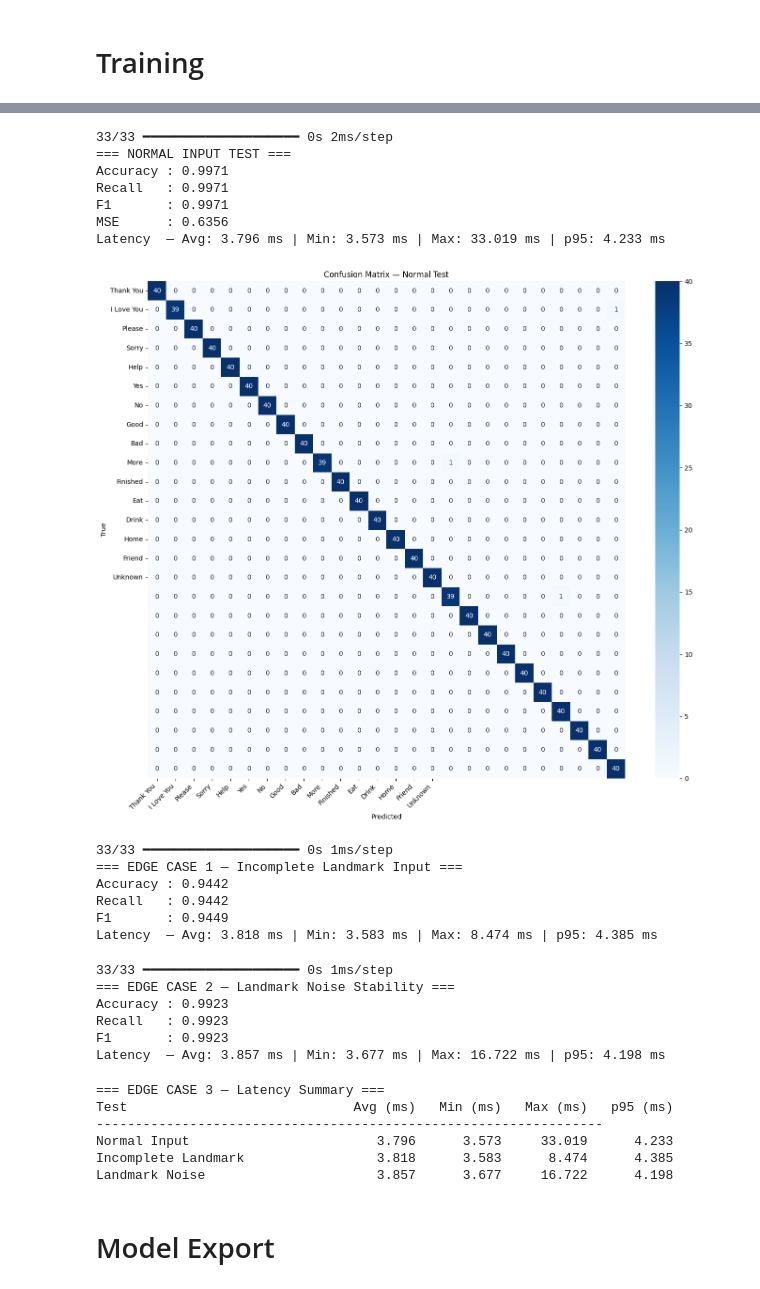
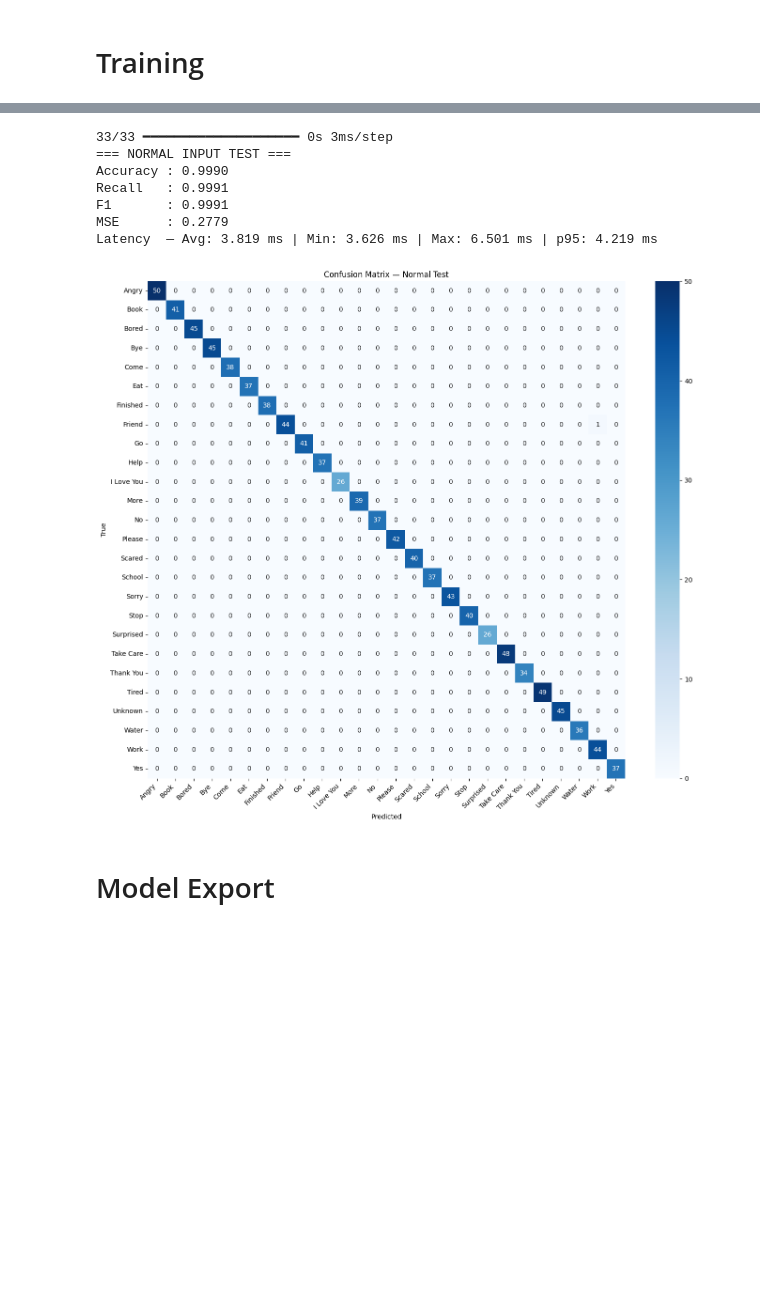
Before and after one commit to bennybun29/AuriSign_Models, a Jupyter notebook: Dynamic/Phrases/static_phrases_training_with_camera_test.ipynb, the cells around one changed output, grey strips where cells are left out. Cells and saved outputs as stored; diff of their text form; code cells hidden in the pictures; blank space fills up the shorter version.

Commit message:
complete phrase classes

```diff
--- a/Dynamic/Phrases/static_phrases_training_with_camera_test.ipynb
+++ b/Dynamic/Phrases/static_phrases_training_with_camera_test.ipynb
@@ -41,16 +39,17 @@ Press `c` to capture a frame, `q` to quit early.
 # %%
-# Set this to the folder containing your 29 phrase subfolders.
-DATA_PATH = "phrase_dataset"
-if not os.path.isdir(DATA_PATH):
-    raise FileNotFoundError(f"Dataset folder not found: {os.path.abspath(DATA_PATH)}")
-PHRASE_CLASSES = sorted(
-    name for name in os.listdir(DATA_PATH)
-    if os.path.isdir(os.path.join(DATA_PATH, name))
-    and any(f.lower().endswith(".npy") for f in os.listdir(os.path.join(DATA_PATH, name)))
-)
-if not PHRASE_CLASSES:
-    raise ValueError("No class subfolders containing .npy samples were found. Check DATA_PATH.")
-print(f"Discovered {len(PHRASE_CLASSES)} classes:", PHRASE_CLASSES)
+PHRASE_CLASSES = [
+    "Angry", "Book", "Bored", "Bye", "Come", "Eat",
+    "Finished", "Friend", "Go", "Help", "I Love You",
+    "More", "No", "Please", "Scared", "School",
+    "Sorry", "Stop", "Surprised", "Take Care",
+    "Thank You", "Tired", "Unknown", "Water",
+    "Work", "Yes"
+]
+
+NUM_CLASSES = len(PHRASE_CLASSES)
+
+print(f"Total classes: {NUM_CLASSES}")
+DATA_PATH          = "phrase_dataset"
 SAMPLES_PER_PHRASE = 200
 CENTER_BY_WRIST    = True
 COUNTDOWN_SECONDS  = 3      # seconds to wait after pressing space before capture
@@ -208,14 +210,10 @@ for i, phrase in enumerate(PHRASE_CLASSES):
         X.append(np.load(os.path.join(folder, f)))
         y.append(i)
 
-if not X:
-    raise ValueError("No .npy samples loaded. Check DATA_PATH and class folders.")
-X = np.asarray(X, dtype=np.float32)
-if X.ndim != 2 or X.shape[1] != 128:
-    raise ValueError(f"Expected (samples, 128) MediaPipe features, got {X.shape}. Check your dataset format.")
+X = np.array(X)
 y = to_categorical(np.array(y), len(PHRASE_CLASSES))
 
-X_train, X_test, y_train, y_test = train_test_split(X, y, test_size=0.2, random_state=42, stratify=np.argmax(y, axis=1))
+X_train, X_test, y_train, y_test = train_test_split(X, y, test_size=0.2, random_state=42)
 print(f"Input shape : {X.shape[1]} features  (64 left + 64 right)")
 print(f"Train       : {X_train.shape}")
 print(f"Test        : {X_test.shape}")
@@ -317,43 +314,46 @@ for x in X_test:
 
 acc = accuracy_score(y_true, y_pred)
 rec = recall_score(y_true, y_pred, average='macro')
 f1  = f1_score(y_true, y_pred, average='macro')
 mse = mean_squared_error(y_true, y_pred)
 
 print("=== NORMAL INPUT TEST ===")
 print(f"Accuracy : {acc:.4f}")
 print(f"Recall   : {rec:.4f}")
 print(f"F1       : {f1:.4f}")
 print(f"MSE      : {mse:.4f}")
 print(f"Latency  — Avg: {np.mean(times_normal):.3f} ms | Min: {np.min(times_normal):.3f} ms | Max: {np.max(times_normal):.3f} ms | p95: {np.percentile(times_normal, 95):.3f} ms")
 
 # Confusion Matrix
 PHRASE_CLASSES = [
-    "Thank You", "I Love You", "Please", "Sorry", "Help",
-    "Yes", "No", "Good", "Bad", "More",
-    "Finished", "Eat", "Drink", "Home", "Friend", "Unknown"
+    "Angry", "Book", "Bored", "Bye", "Come", "Eat",
+    "Finished", "Friend", "Go", "Help", "I Love You",
+    "More", "No", "Please", "Scared", "School",
+    "Sorry", "Stop", "Surprised", "Take Care",
+    "Thank You", "Tired", "Unknown", "Water",
+    "Work", "Yes"
 ]
 
 cm = confusion_matrix(y_true, y_pred)
 plt.figure(figsize=(14, 12))
 sns.heatmap(cm, annot=True, fmt='d', cmap='Blues',
             xticklabels=PHRASE_CLASSES,
             yticklabels=PHRASE_CLASSES)
 plt.title("Confusion Matrix — Normal Test")
 plt.xlabel("Predicted")
 plt.ylabel("True")
 plt.xticks(rotation=45, ha='right')
 plt.tight_layout()
 plt.show()
 # %% [output]
-33/33 ━━━━━━━━━━━━━━━━━━━━ 0s 2ms/step
+33/33 ━━━━━━━━━━━━━━━━━━━━ 0s 3ms/step
 === NORMAL INPUT TEST ===
-Accuracy : 0.9971
-Recall   : 0.9971
-F1       : 0.9971
-MSE      : 0.6356
-Latency  — Avg: 3.796 ms | Min: 3.573 ms | Max: 33.019 ms | p95: 4.233 ms
+Accuracy : 0.9990
+Recall   : 0.9991
+F1       : 0.9991
+MSE      : 0.2779
+Latency  — Avg: 3.819 ms | Min: 3.626 ms | Max: 6.501 ms | p95: 4.219 ms
-[figure, old version]
+[figure, new version]
 # %%
 # EDGE CASE 1 — Incomplete Landmark Input
 # Simulates one hand partially outside frame / detection failure
@@ -383,13 +383,6 @@ print(f"Accuracy : {accuracy_score(y_true, y_pred_occ):.4f}")
 print(f"Recall   : {recall_score(y_true, y_pred_occ, average='macro'):.4f}")
 print(f"F1       : {f1_score(y_true, y_pred_occ, average='macro'):.4f}")
 print(f"Latency  — Avg: {np.mean(times_occ):.3f} ms | Min: {np.min(times_occ):.3f} ms | Max: {np.max(times_occ):.3f} ms | p95: {np.percentile(times_occ, 95):.3f} ms")
-# %% [output]
-33/33 ━━━━━━━━━━━━━━━━━━━━ 0s 1ms/step
-=== EDGE CASE 1 — Incomplete Landmark Input ===
-Accuracy : 0.9442
-Recall   : 0.9442
-F1       : 0.9449
-Latency  — Avg: 3.818 ms | Min: 3.583 ms | Max: 8.474 ms | p95: 4.385 ms
 # %%
 # EDGE CASE 2 — Noisy Landmarks
 # Simulates shaky hands / tracking jitter across both hands
@@ -412,13 +405,6 @@ print(f"Accuracy : {accuracy_score(y_true, y_pred_noise):.4f}")
 print(f"Recall   : {recall_score(y_true, y_pred_noise, average='macro'):.4f}")
 print(f"F1       : {f1_score(y_true, y_pred_noise, average='macro'):.4f}")
 print(f"Latency  — Avg: {np.mean(times_noise):.3f} ms | Min: {np.min(times_noise):.3f} ms | Max: {np.max(times_noise):.3f} ms | p95: {np.percentile(times_noise, 95):.3f} ms")
-# %% [output]
-33/33 ━━━━━━━━━━━━━━━━━━━━ 0s 1ms/step
-=== EDGE CASE 2 — Landmark Noise Stability ===
-Accuracy : 0.9923
-Recall   : 0.9923
-F1       : 0.9923
-Latency  — Avg: 3.857 ms | Min: 3.677 ms | Max: 16.722 ms | p95: 4.198 ms
 # %%
 # EDGE CASE 3 — Latency Comparison Table
 print("=== EDGE CASE 3 — Latency Summary ===")
@@ -431,13 +417,6 @@ for label, times in [
 ]:
     t = np.array(times)
     print(f"{label:<30} {np.mean(t):>10.3f} {np.min(t):>10.3f} {np.max(t):>10.3f} {np.percentile(t,95):>10.3f}")
-# %% [output]
-=== EDGE CASE 3 — Latency Summary ===
-Test                             Avg (ms)   Min (ms)   Max (ms)   p95 (ms)
------------------------------------------------------------------
-Normal Input                        3.796      3.573     33.019      4.233
-Incomplete Landmark                 3.818      3.583      8.474      4.385
-Landmark Noise                      3.857      3.677     16.722      4.198
 # %% [markdown]
 # Model Export
 # %%
```
Also changed, not shown: parts of 11 cells of this notebook, 6 other files.
